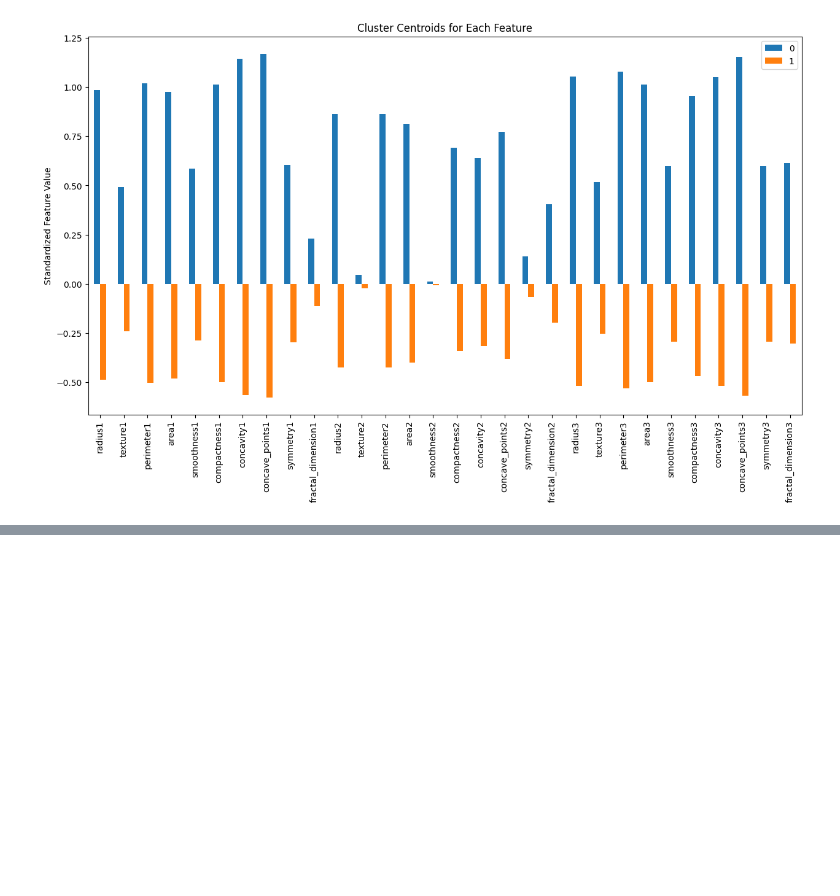
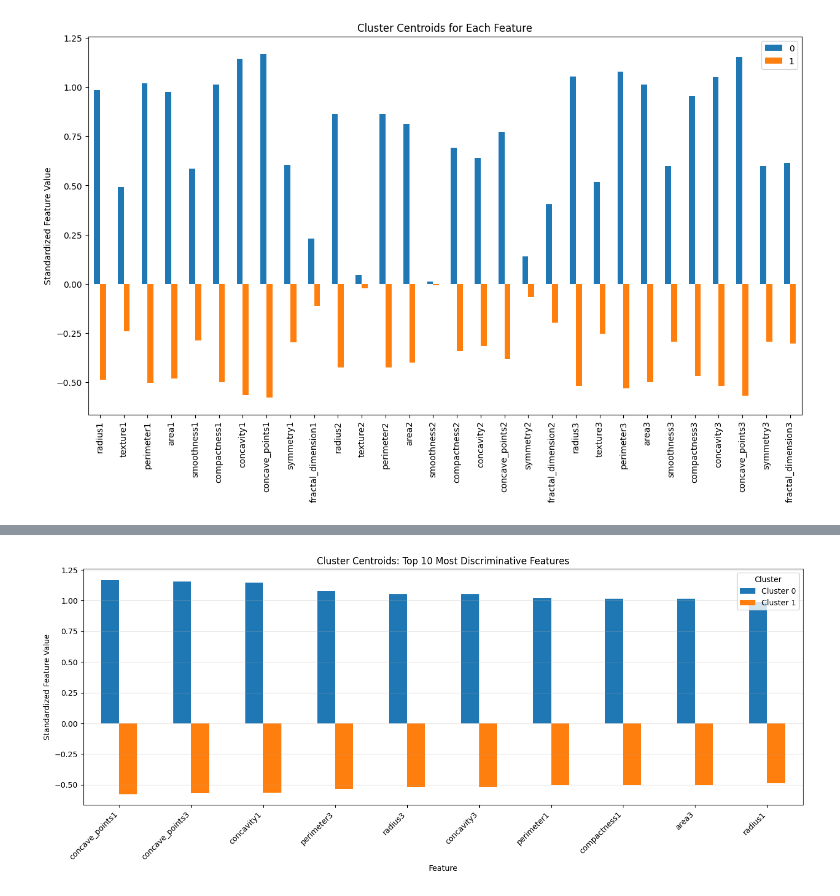
Before and after one commit to Arnold-Og/Bioinformatics, a Jupyter notebook: main.ipynb, the cells around one changed output, grey strips where cells are left out. Cells and saved outputs as stored; diff of their text form; code cells hidden in the pictures; blank space fills up the shorter version.

```diff
--- a/main.ipynb
+++ b/main.ipynb
@@ -356,0 +514,19 @@ plt.show()
+# %%
+# Visualize cluster centroids for top 10 features
+top_10_features = feature_importance.head(10)['Feature'].tolist()
+
+centroids_top = centroids[top_10_features]
+centroids_top_T = centroids_top.T
+centroids_top_T.columns = [f'Cluster {i}' for i in range(2)]
+
+centroids_top_T.plot(kind='bar', figsize=(14, 6))
+plt.title('Cluster Centroids: Top 10 Most Discriminative Features')
+plt.ylabel('Standardized Feature Value')
+plt.xlabel('Feature')
+plt.xticks(rotation=45, ha='right')
+plt.legend(title='Cluster')
+plt.grid(axis='y', alpha=0.3)
+plt.tight_layout()
+plt.show()
+# %% [output]
+[figure, added]
```
Also changed, not shown: parts of 40 cells of this notebook.
